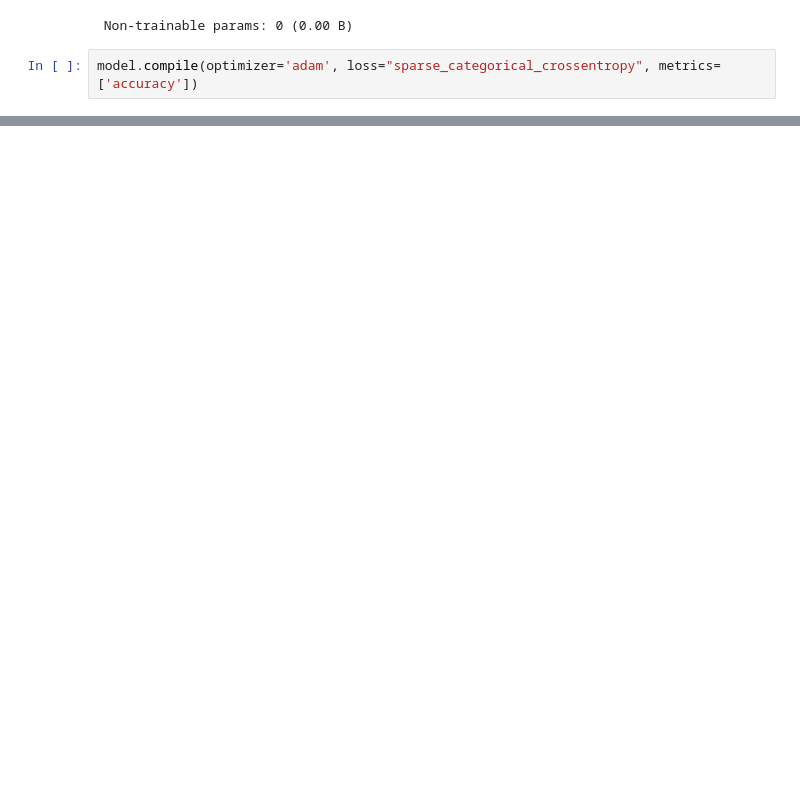
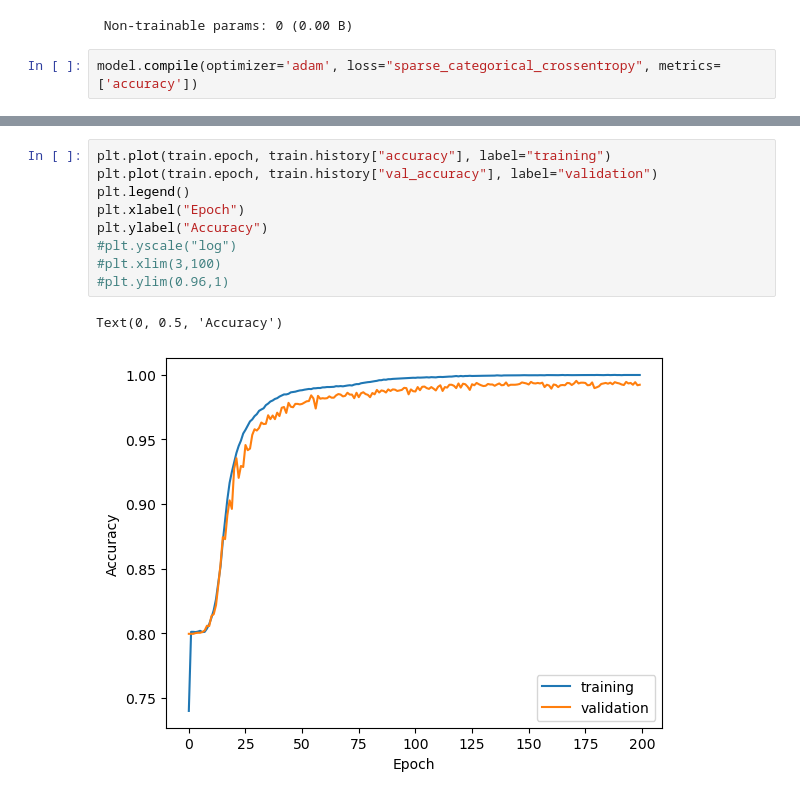
Before and after one commit to gcorbari/ic_classification, a Jupyter notebook: fcnn.ipynb, the cells around one changed output, grey strips where cells are left out. Cells and saved outputs as stored; diff of their text form; blank space fills up the shorter version.

```diff
--- a/fcnn.ipynb
+++ b/fcnn.ipynb
@@ -82 +92,13 @@ Text(0.5, 0, 'Epoch')
+# %%
+plt.plot(train.epoch, train.history["accuracy"], label="training")
+plt.plot(train.epoch, train.history["val_accuracy"], label="validation")
+plt.legend()
+plt.xlabel("Epoch")
+plt.ylabel("Accuracy")
+#plt.yscale("log")
+#plt.xlim(3,100)
+#plt.ylim(0.96,1)
+# %% [output]
+Text(0, 0.5, 'Accuracy')
+[figure, added]
 # %%
```
Also changed, not shown: parts of 15 cells of this notebook.
